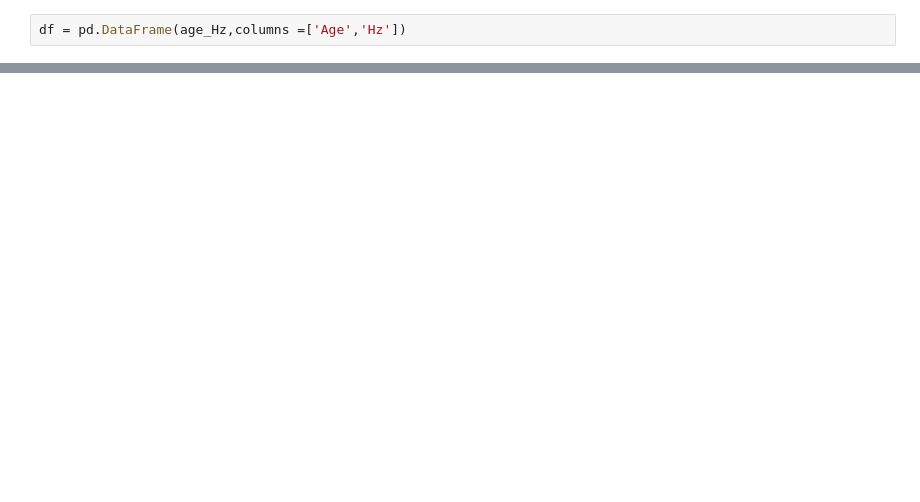
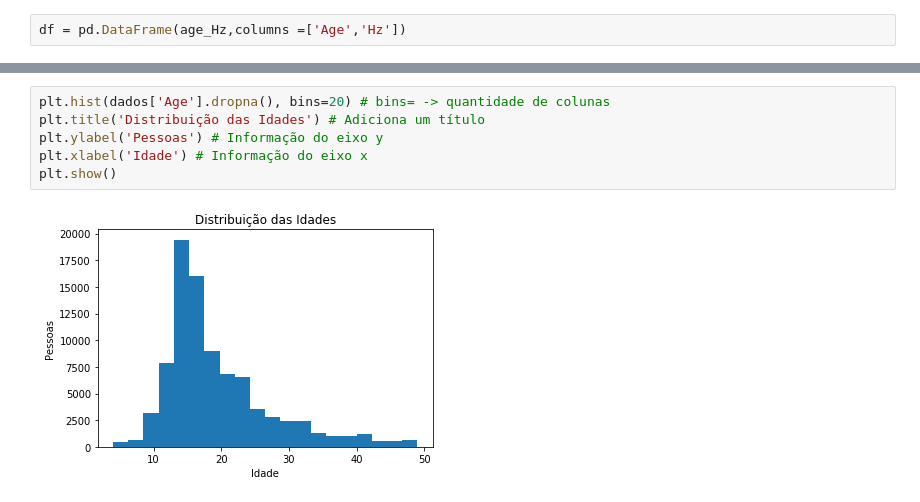
Before and after one commit to italovinicius18/surdez, a Jupyter notebook: surdez_manual_do_mundo.ipynb, the cells around one changed output, grey strips where cells are left out. Drawn from its saved outputs; the diff is of its cells as text; blank space fills up the shorter version.

```diff
--- a/surdez_manual_do_mundo.ipynb
+++ b/surdez_manual_do_mundo.ipynb
@@ -41,0 +126,8 @@ print(df)
+# %%
+plt.hist(dados['Age'].dropna(), bins=20) # bins= -> quantidade de colunas
+plt.title('Distribuição das Idades') # Adiciona um título
+plt.ylabel('Pessoas') # Informação do eixo y
+plt.xlabel('Idade') # Informação do eixo x
+plt.show()
+# %% [output]
+[figure, added]
```
Also changed, not shown: parts of 13 cells of this notebook.
